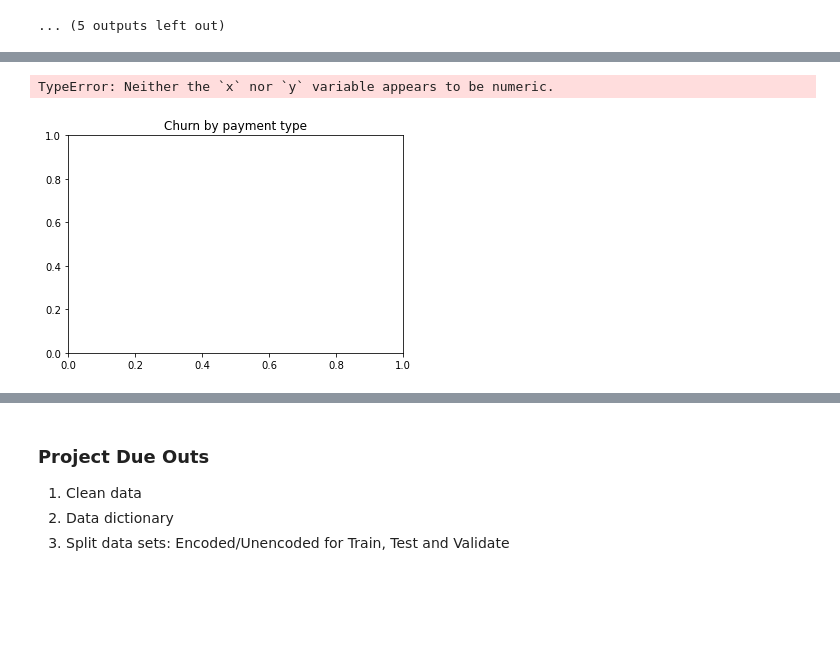
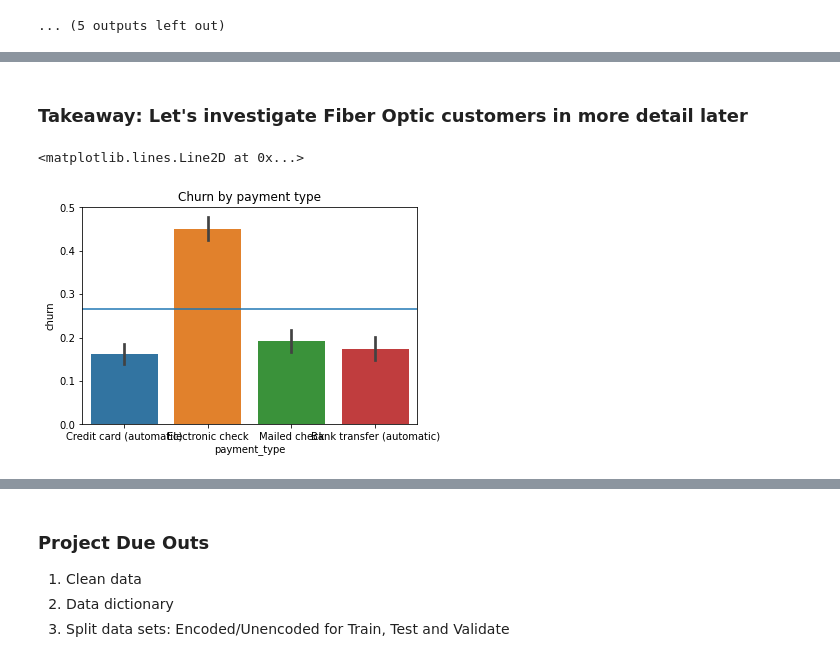
Before and after one commit to fred-lindsey/projects, a Jupyter notebook: TELCO_churn_project/scratch_notebook.ipynb, the cells around one changed output, grey strips where cells are left out. Saved outputs shown, nothing was run; the diff lists cells and outputs as text; code cells hidden in the pictures; blank space fills up the shorter version.

```diff
--- a/TELCO_churn_project/scratch_notebook.ipynb
+++ b/TELCO_churn_project/scratch_notebook.ipynb
@@ -219,3 +219,6 @@ for col in cat_col:
  - similar proportions for online backups
  - churn is about 25% of customers
  - month-to-month contracts are more popluar than one- and two-year contracts combined
+# %%
+# convert the train.churn data into binary
+train.churn = train.churn.map({'No': 0, 'Yes': 1 })
@@ -222,11 +243,10 @@ for col in cat_col:
+# %% [markdown]
+### Takeaway: Let's investigate Fiber Optic customers in more detail later
 # %%
-train = train.churn.map(index={'No': 0, 'Yes': 1 })
-
-
 plt.title("Churn by payment type")
 sns.barplot(x=train.payment_type, y=train.churn, data=train)
 pop_churn_rate = train.churn.mean()
 plt.axhline(pop_churn_rate, label="Population Churn Rate")
 # %% [output]
-TypeError: Neither the `x` nor `y` variable appears to be numeric.
+<matplotlib.lines.Line2D at 0x...>
-[figure, old version]
+[figure, new version]
```
Also changed, not shown: parts of 18 cells of this notebook.
